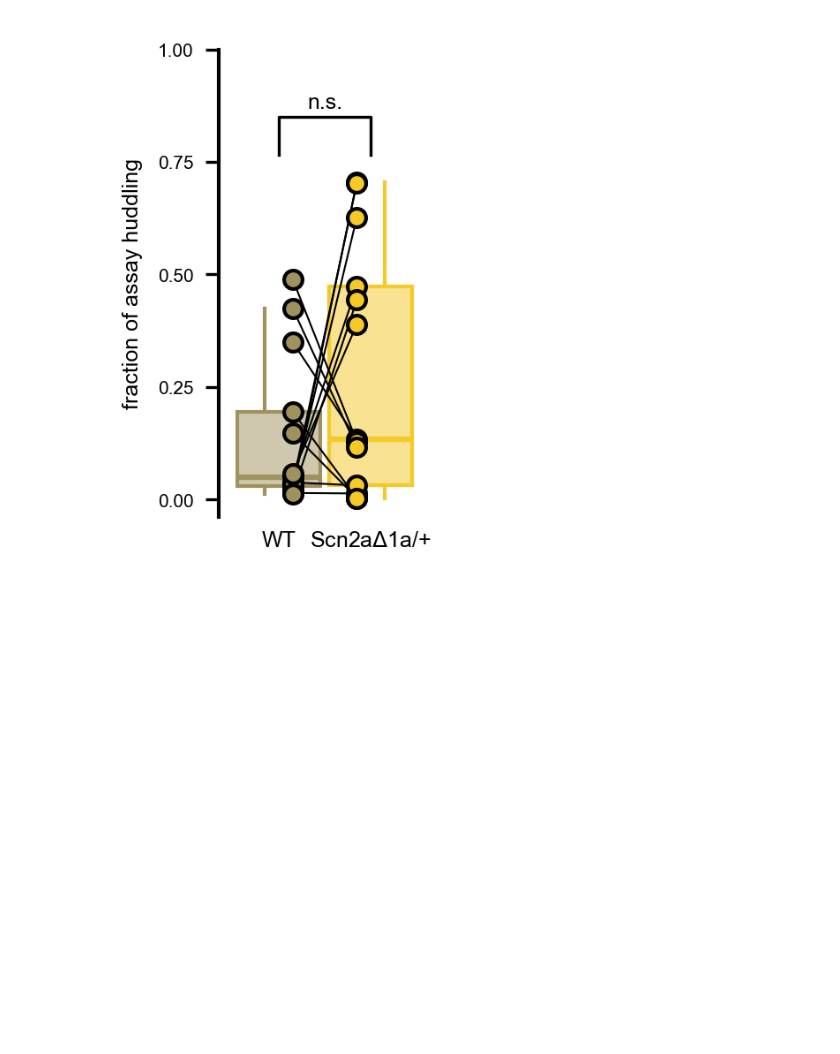
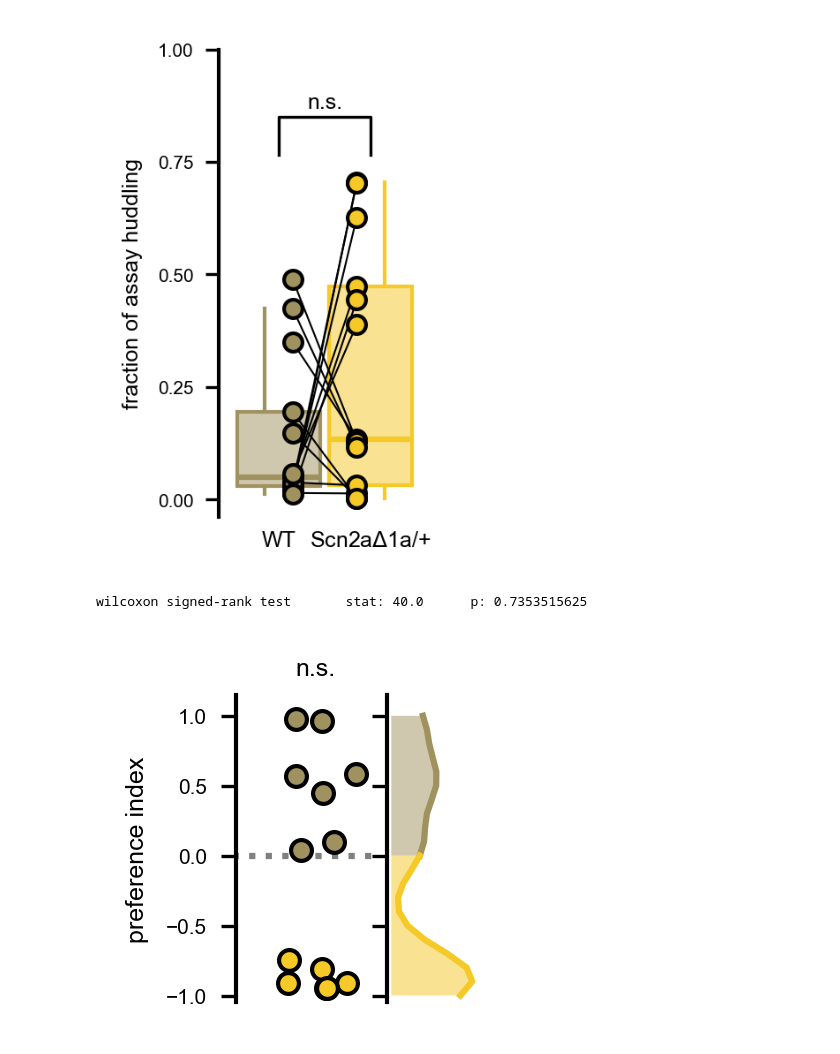
Before and after one commit to nhoglen/scn2a-paper-GWJSNH-code, a Jupyter notebook: naive_choice/20260302_proto_manuscript-plots-v2.ipynb, the cells around one changed output. Drawn from its saved outputs; the diff is of its cells as text; code cells hidden in the pictures; blank space fills up the shorter version.

Commit message:
building home cage assay plotting process

```diff
--- a/naive_choice/20260302_proto_manuscript-plots-v2.ipynb
+++ b/naive_choice/20260302_proto_manuscript-plots-v2.ipynb
@@ -56,7 +57,10 @@ ppad = 0.085 # size of pvalue offset and height of bracket legs
 plw = 0.8 # line thickness for pvalue bracket
 
 # output directory for figure files
-outdir = 'figs_v2'
+outdir = 'M:\\scn2a-paper-GWJSNH\\manuscript_v2\\figure_panels'
+
+# stats parameters
+palpha = 0.05
 # %%
 def decide_pval_text(pval,palpha):
 
@@ -145,6 +148,9 @@ NC_chambertime.head(5)
 | NC5 | 5 | F | Left | 192 | 0.0 | 0.049301 | 1072.816667 | 0 | ... |
 | NC6 | 6 | F | Left | 260 | 0.0 | 0.068117 | 1481.516676 | 0 | ... |
 5 rows × 48 columns
+# %%
+# ----- SAVE FIGURES? -----
+savefigs = True
 # %%
 # ----- PLOT MALES, HUDDLE TIME -----
 
@@ -301,0 +398,31 @@ if savefigs:
+# %%
+# ----- PLOT FEMALE PPI WITH MARGINAL HISTOGRAM -----
+
+# set up parameters
+sex = 'female'
+printstats = True
+dotdist = 0.1
+ylab = 'preference index'
+figsz = (1.25,1.25) # total size of figure
+
+fname = f'naive_choice_PPI_dots_distribution_{sex}.svg'
+
+# select data and colors
+if sex=='male':
+    cols = mcols
+    sexlet = 'M'
+else:
+    cols = fcols
+    sexlet = 'F'
+
+# set up data
+df = pd.DataFrame({'prefIdx': data_df[(data_df['Het_Sex']==sexlet)& (data_df[na_column]<60)]['Huddle_geno_PI']})
+
+make_divergent_PPI_plot_with_histogram(df,figsz,cols,ylab)
+
+# save
+if savefigs:
+    plt.savefig(os.path.join(outdir,fname),bbox_inches='tight')
+# %% [output]
+wilcoxon signed-rank test       stat: 40.0      p: 0.7353515625
+[figure, added]
```
Also changed, not shown: parts of 9 cells of this notebook, 6 other files.
